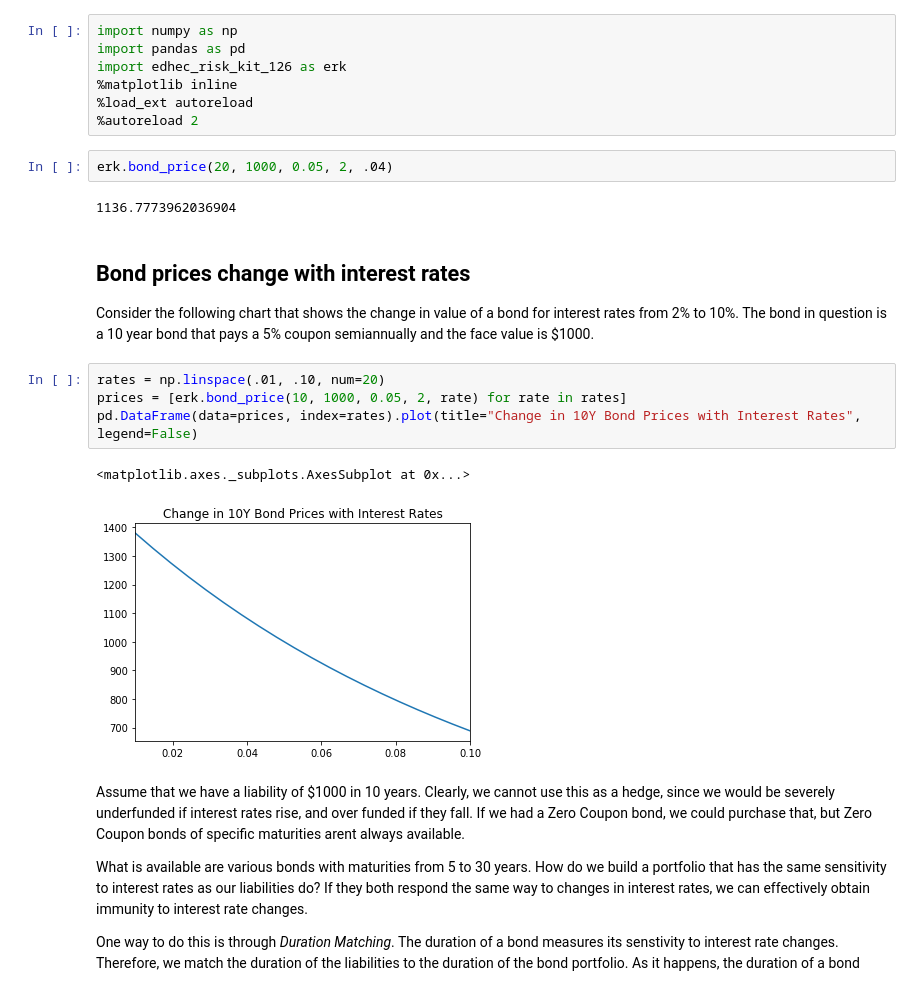
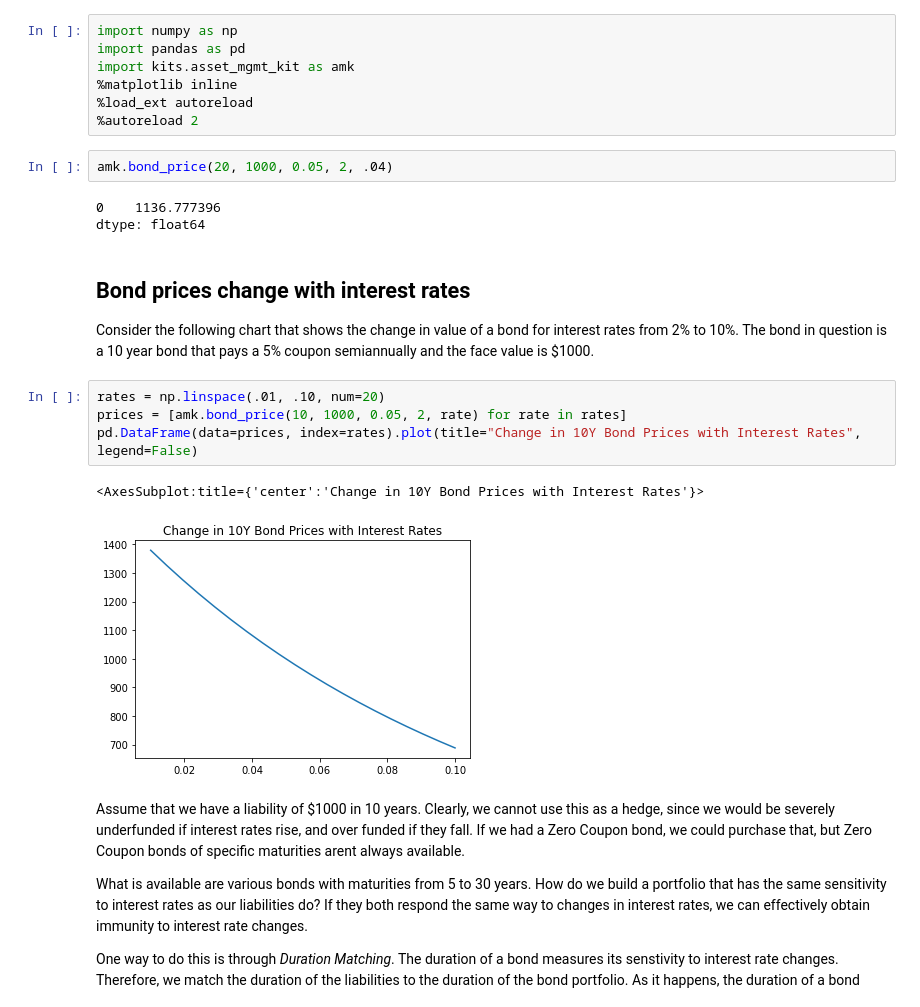
Before and after one commit to ilias-m-n/Coursera, a Jupyter notebook: Investment_Mgmt_with_Python_and_ML/01_Intro_to_Portfolio_Constr_and_Analysis/126_GHPConstruction_DurationMatching.ipynb, the cells around one changed output. Saved outputs shown, nothing was run; the diff lists cells and outputs as text.

Commit message:
Finish Course 1 and add Course 2 of InvestMgmtPythonML

```diff
--- a/Investment_Mgmt_with_Python_and_ML/01_Intro_to_Portfolio_Constr_and_Analysis/126_GHPConstruction_DurationMatching.ipynb
+++ b/Investment_Mgmt_with_Python_and_ML/01_Intro_to_Portfolio_Constr_and_Analysis/126_GHPConstruction_DurationMatching.ipynb
@@ -38,25 +36,26 @@ def bond_price(maturity, principal=100, coupon_rate=0.03, coupons_per_year=12, d
 # %%
 import numpy as np
 import pandas as pd
-import edhec_risk_kit_126 as erk
+import kits.asset_mgmt_kit as amk
 %matplotlib inline
 %load_ext autoreload
 %autoreload 2
 # %%
-erk.bond_price(20, 1000, 0.05, 2, .04)
+amk.bond_price(20, 1000, 0.05, 2, .04)
 # %% [output]
-1136.7773962036904
+0    1136.777396
+dtype: float64
 # %% [markdown]
 ## Bond prices change with interest rates
 
 Consider the following chart that shows the change in value of a bond for interest rates from 2% to 10%. The bond in question is a 10 year bond that pays a 5% coupon semiannually and the face value is $1000.
 # %%
 rates = np.linspace(.01, .10, num=20)
-prices = [erk.bond_price(10, 1000, 0.05, 2, rate) for rate in rates]
+prices = [amk.bond_price(10, 1000, 0.05, 2, rate) for rate in rates]
 pd.DataFrame(data=prices, index=rates).plot(title="Change in 10Y Bond Prices with Interest Rates", legend=False)
 # %% [output]
-<matplotlib.axes._subplots.AxesSubplot at 0x...>
+<AxesSubplot:title={'center':'Change in 10Y Bond Prices with Interest Rates'}>
-[figure, old version]
+[figure, new version]
 # %% [markdown]
 Assume that we have a liability of \$1000 in 10 years. Clearly, we cannot use this as a hedge, since we would be severely underfunded if interest rates rise, and over funded if they fall. If we had a Zero Coupon bond, we could purchase that, but Zero Coupon bonds of specific maturities arent always available.
 
```
Also changed, not shown: parts of 25 cells of this notebook, 22 other files.
